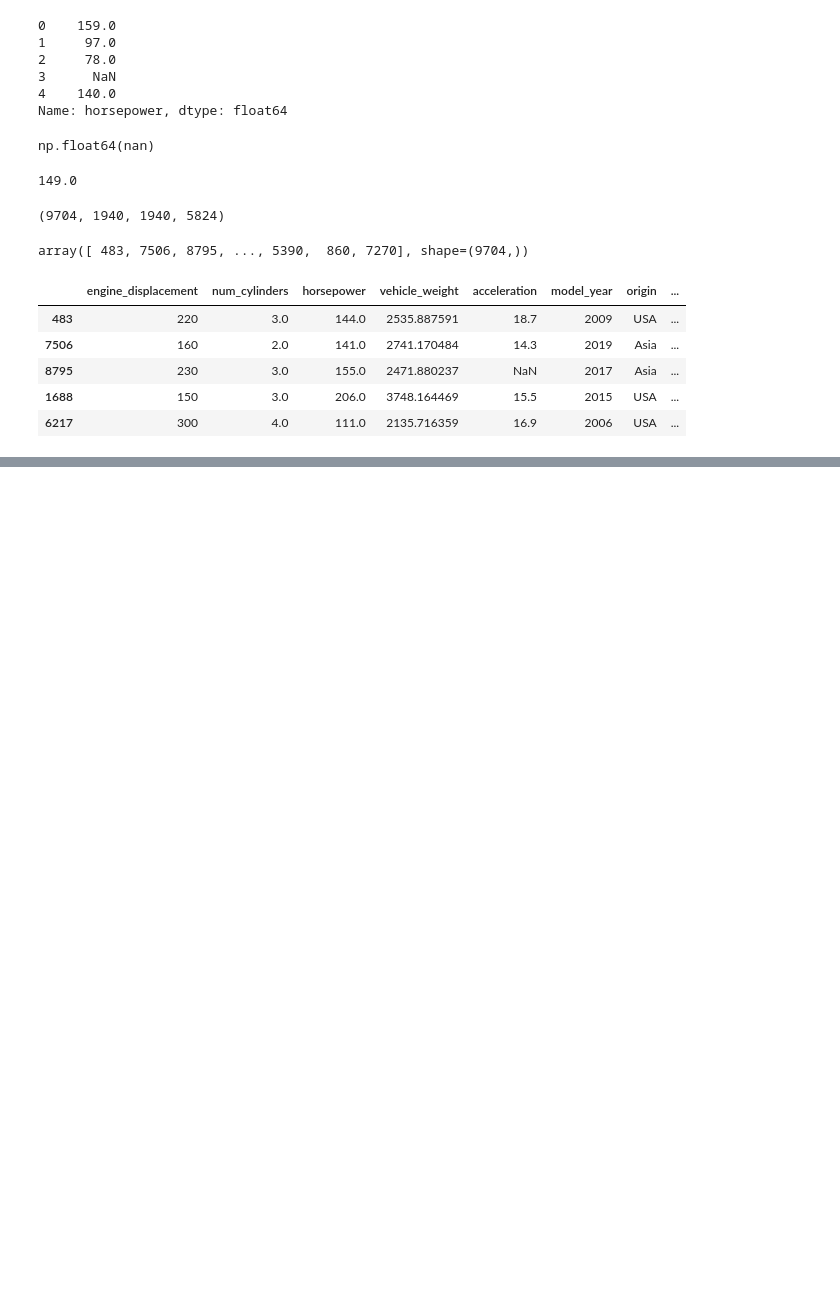
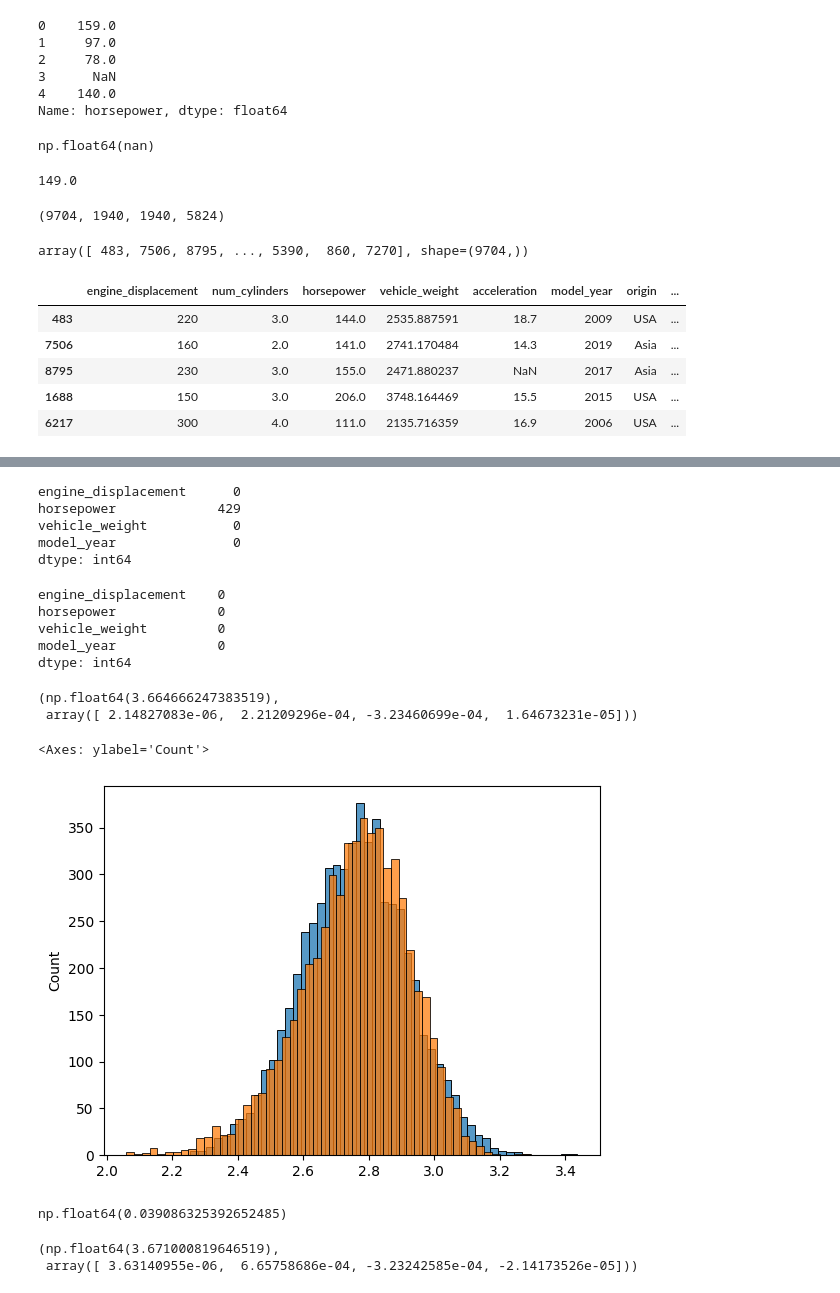
Before and after one commit to maylwin/machine-learning-zoomcamp-homework, a Jupyter notebook: 02-regression/homework.ipynb, the cells around one changed output, grey strips where cells are left out. Saved outputs shown, nothing was run; the diff lists cells and outputs as text; code cells hidden in the pictures; blank space fills up the shorter version.

```diff
--- a/02-regression/homework.ipynb
+++ b/02-regression/homework.ipynb
@@ -130,0 +156,16 @@ df_train.head()
+# %%
+df_train[base].isnull().sum()
+# %% [output]
+engine_displacement      0
+horsepower             429
+vehicle_weight           0
+model_year               0
+dtype: int64
+# %%
+df_train[base].fillna(0).isnull().sum()
+# %% [output]
+engine_displacement    0
+horsepower             0
+vehicle_weight         0
+model_year             0
+dtype: int64
@@ -130,0 +175,25 @@ df_train.head()
+# %%
+def train_linear_regression(X, y):
+    ones = np.ones(X.shape[0])
+    X = np.column_stack([ones, X])
+
+    XTX = X.T.dot(X)
+    XTX_inv = np.linalg.inv(XTX)
+    w = XTX_inv.dot(X.T).dot(y)
+
+    return w[0], w[1:]
+# %%
+train_linear_regression(X_train, y_train)
+# %% [output]
+(np.float64(3.664666247383519),
+ array([ 2.14827083e-06,  2.21209296e-04, -3.23460699e-04,  1.64673231e-05]))
+# %%
+w0, w = train_linear_regression(X_train, y_train)
+# %%
+y_pred = w0 + X_train.dot(w)
+# %%
+sns.histplot(y_pred)
+sns.histplot(y_train)
+# %% [output]
+<Axes: ylabel='Count'>
+[figure, added]
@@ -130,0 +206,4 @@ df_train.head()
+# %%
+rmse(y_train, y_pred)
+# %% [output]
+np.float64(0.039086325392652485)
@@ -130,0 +215,5 @@ df_train.head()
+# %%
+train_linear_regression(X_train, y_train)
+# %% [output]
+(np.float64(3.671000819646519),
+ array([ 3.63140955e-06,  6.65758686e-04, -3.23242585e-04, -2.14173526e-05]))
```
Also changed, not shown: parts of 15 cells of this notebook, 1 other file.
